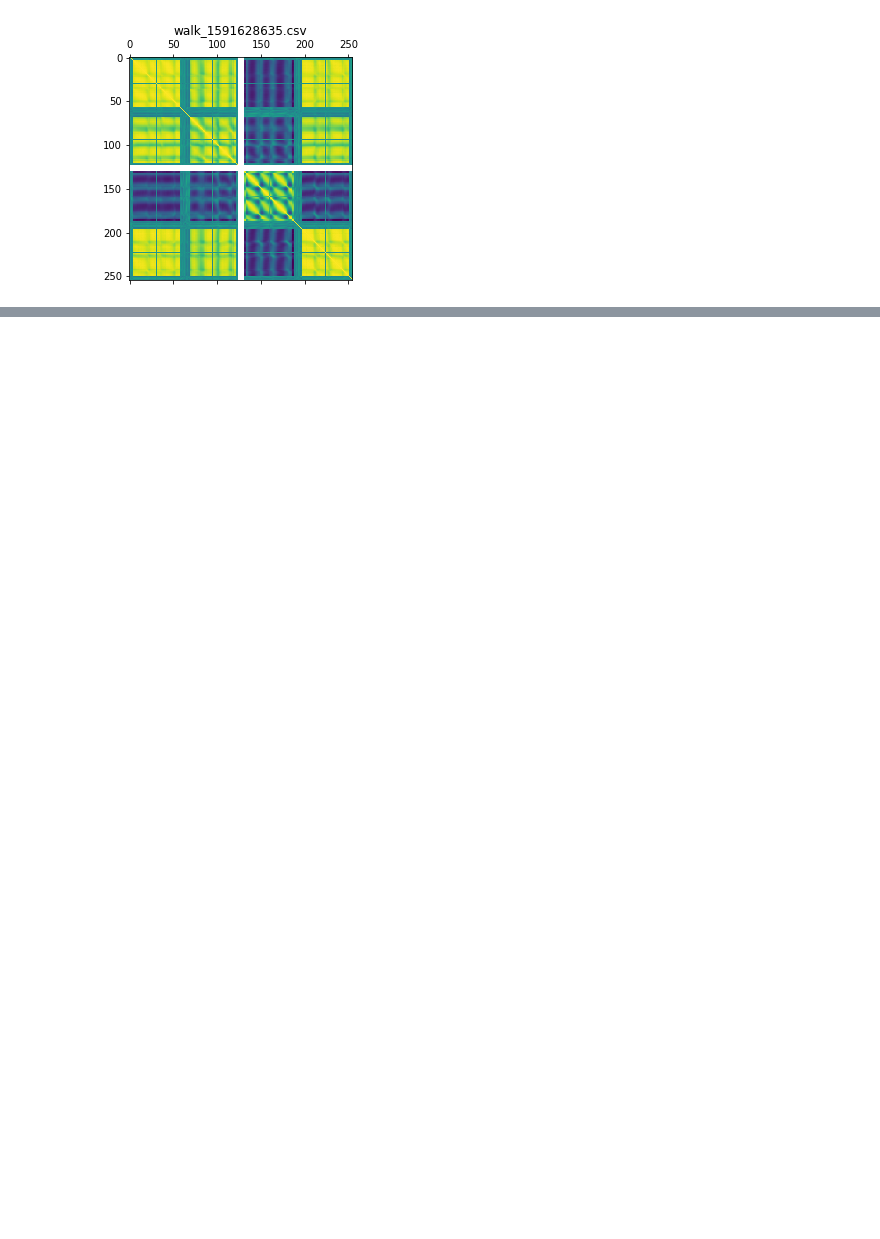
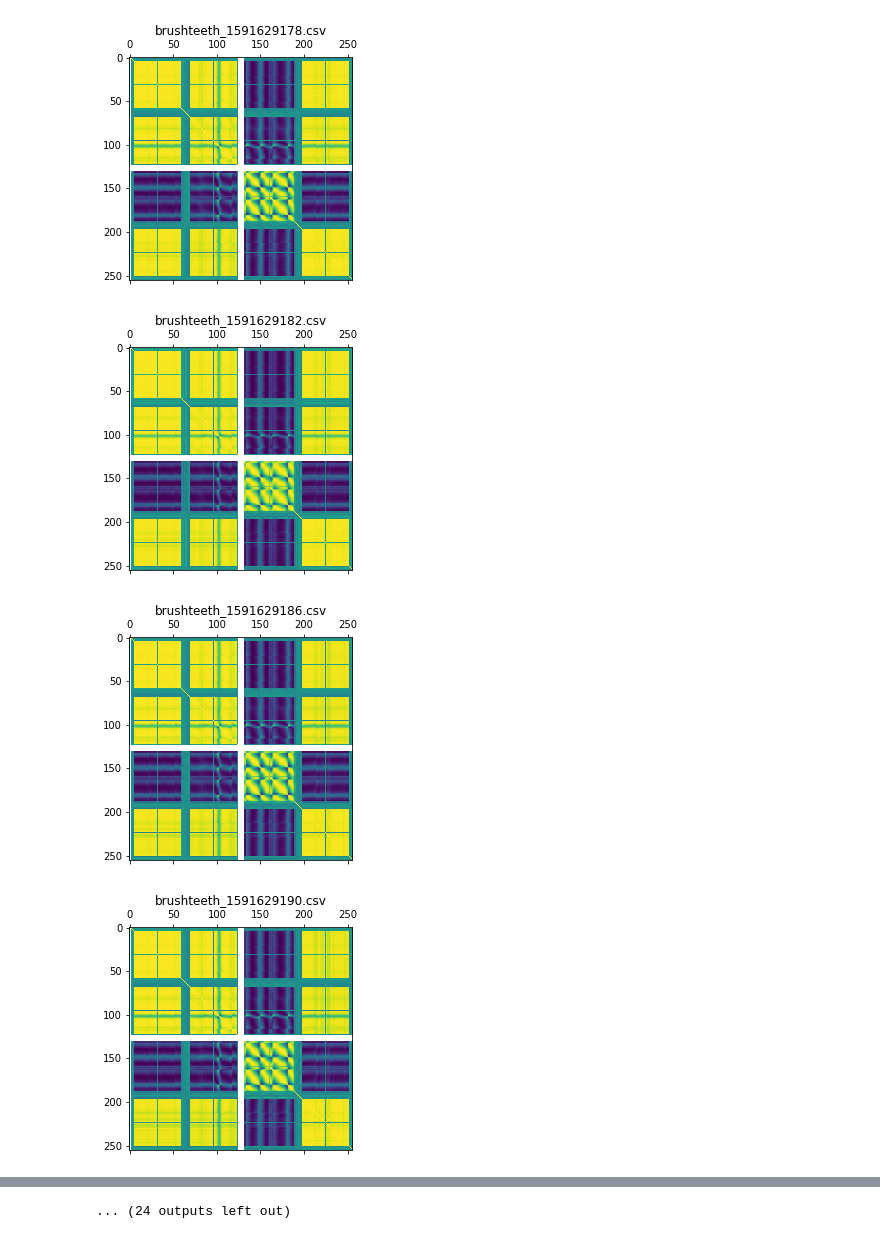
Before and after one commit to srk-practicum/2022-knu-wmi, a Jupyter notebook: Correlation_plots.ipynb, the cells around one changed output, grey strips where cells are left out. Cells and saved outputs as stored; diff of their text form; code cells hidden in the pictures; blank space fills up the shorter version.

```diff
--- a/Correlation_plots.ipynb
+++ b/Correlation_plots.ipynb
@@ -4,13 +4,16 @@ import pandas as pd
 import seaborn as sns
 import os
 # %%
-# main_dir = os.listdir("csv_files")
-# for ind, i in enumerate(main_dir):
-#     files_list = os.listdir(f"csv_files/{i}")
-#     for j in files_list:
-csi_matrix = pd.DataFrame(pd.read_csv(f"csv_files/walk/walk_1591628635.csv"))
-plt.matshow(csi_matrix.corr())
-plt.title("walk_1591628635.csv")
-plt.show()
+main_dir = os.listdir("csv_training")
+for ind, i in enumerate(main_dir):
+    files_list = os.listdir(f"csv_training/{i}")
+    for j in files_list:
+        csi_matrix = pd.DataFrame(pd.read_csv(f"csv_training/{i}/{j}"))
+        plt.matshow(csi_matrix.corr())
+        plt.title(f"{j}")
+        plt.show()
 # %% [output]
-[figure, old version]
+[figure, new version]
+[figure, added]
+[figure, added]
+[figure, added]
@@ -16,0 +28 @@ plt.show()
+... (24 outputs left out)
```
Also changed, not shown: parts of 1 cell of this notebook, 3 other files.
